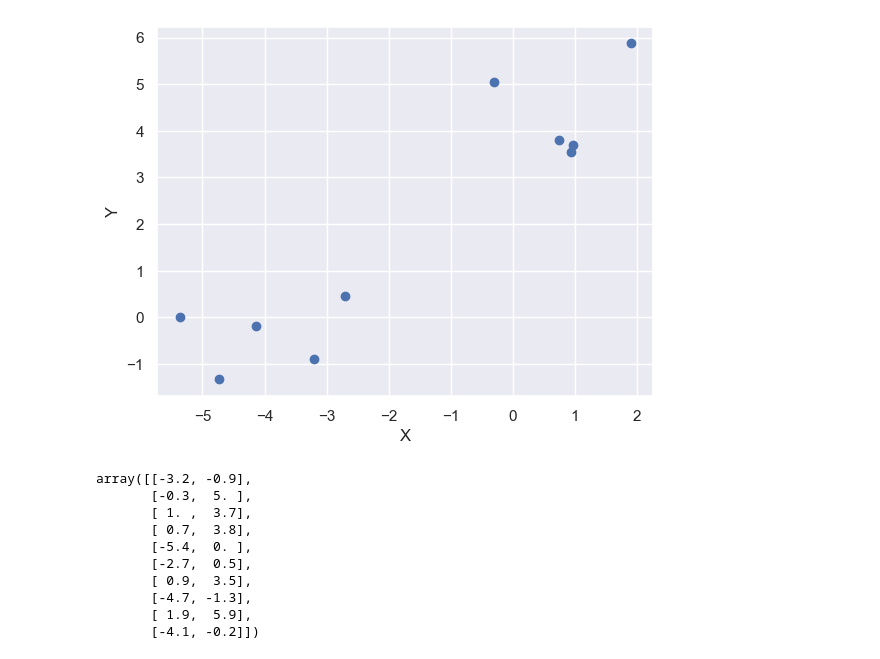
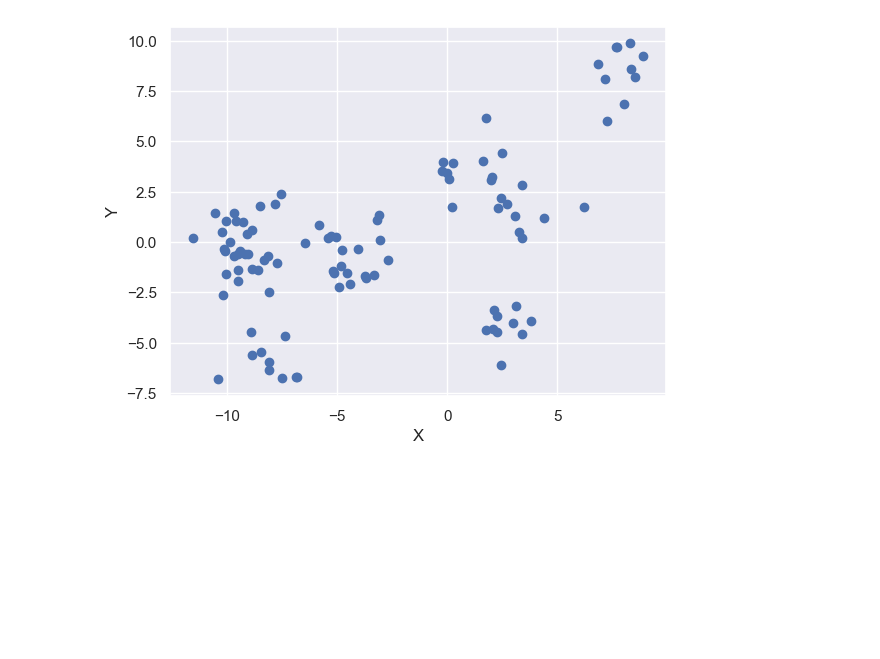
Before and after one commit to hhanoo/University_Major, a Jupyter notebook: Active_Learning_MeanShift.ipynb, the cells around one changed output. Saved outputs shown, nothing was run; the diff lists cells and outputs as text; code cells hidden in the pictures; blank space fills up the shorter version.

Commit message:
Mean_shift) Sample update

```diff
--- a/Active_Learning_MeanShift.ipynb
+++ b/Active_Learning_MeanShift.ipynb
@@ -4,21 +7,11 @@ from matplotlib import pyplot as plt
 from sklearn.datasets import make_blobs
 # %%
-X, y = make_blobs(n_samples=10, n_features=2, centers=2, random_state=3)
+dataset, real_cluster = make_blobs(n_samples=100, n_features=2, centers=10, random_state=3)
+dataset = pd.DataFrame(dataset, columns=['X', 'Y'])
 
-plt.scatter(X[:, 0], X[:, 1])
+plt.scatter(dataset.iloc[:, 0], dataset.iloc[:, 1])
 plt.xlabel("X")
 plt.ylabel("Y")
 plt.show()
-display(np.round(X, 1))
 # %% [output]
-[figure, old version]
+[figure, new version]
-array([[-3.2, -0.9],
-       [-0.3,  5. ],
-       [ 1. ,  3.7],
-       [ 0.7,  3.8],
-       [-5.4,  0. ],
-       [-2.7,  0.5],
-       [ 0.9,  3.5],
-       [-4.7, -1.3],
-       [ 1.9,  5.9],
-       [-4.1, -0.2]])
```
Also changed, not shown: parts of 4 cells of this notebook.
